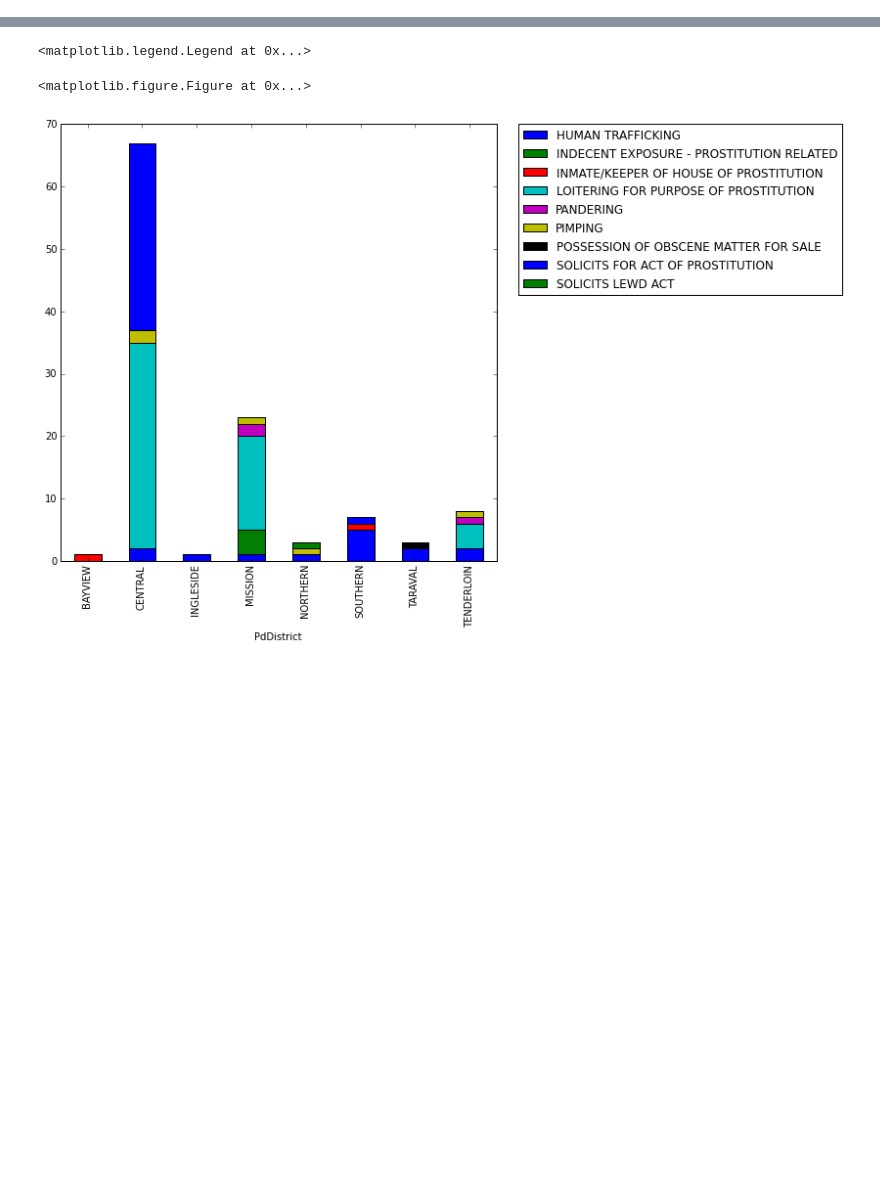
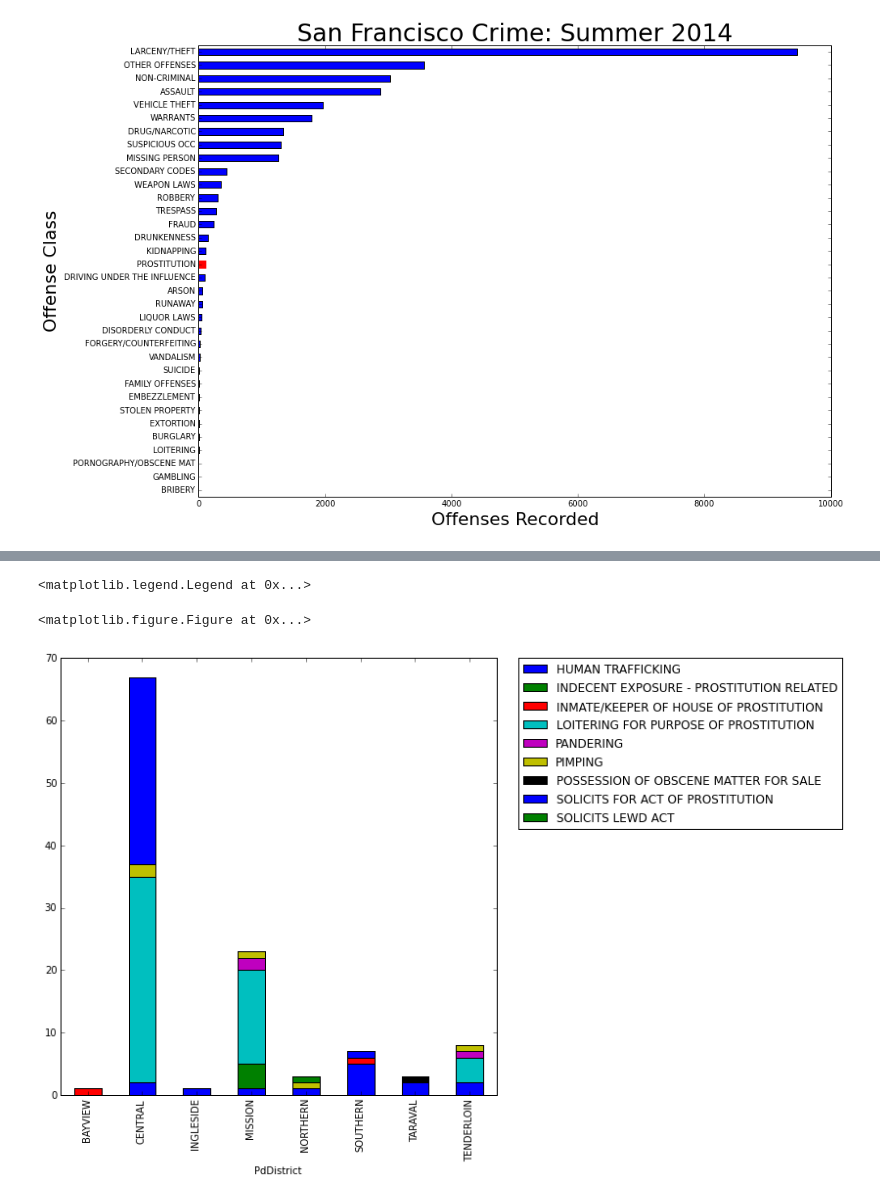
Before and after one commit to GF808080/cs-dvis, a Jupyter notebook: CrimeVis.ipynb, the cells around one changed output, grey strips where cells are left out. Cells and saved outputs as stored; diff of their text form; code cells hidden in the pictures; blank space fills up the shorter version.

```diff
--- a/CrimeVis.ipynb
+++ b/CrimeVis.ipynb
@@ -29,0 +29,9 @@ plt.title('San Fancisco Crime: Summer 2014')
+# %%
+ax2 = sf['Category'].value_counts().plot(kind = 'barh',figsize=(14,10))
+ax2.set_title('San Francisco Crime: Summer 2014', fontsize=30)
+ax2.set_ylabel('Offense Class', fontsize =22)
+ax2.set_xlabel("Offenses Recorded", fontsize =22)
+ax2.get_children()[18].set_color('r')
+ax2.invert_yaxis()
+# %% [output]
+[figure, added]
```
Also changed, not shown: parts of 24 cells of this notebook.
